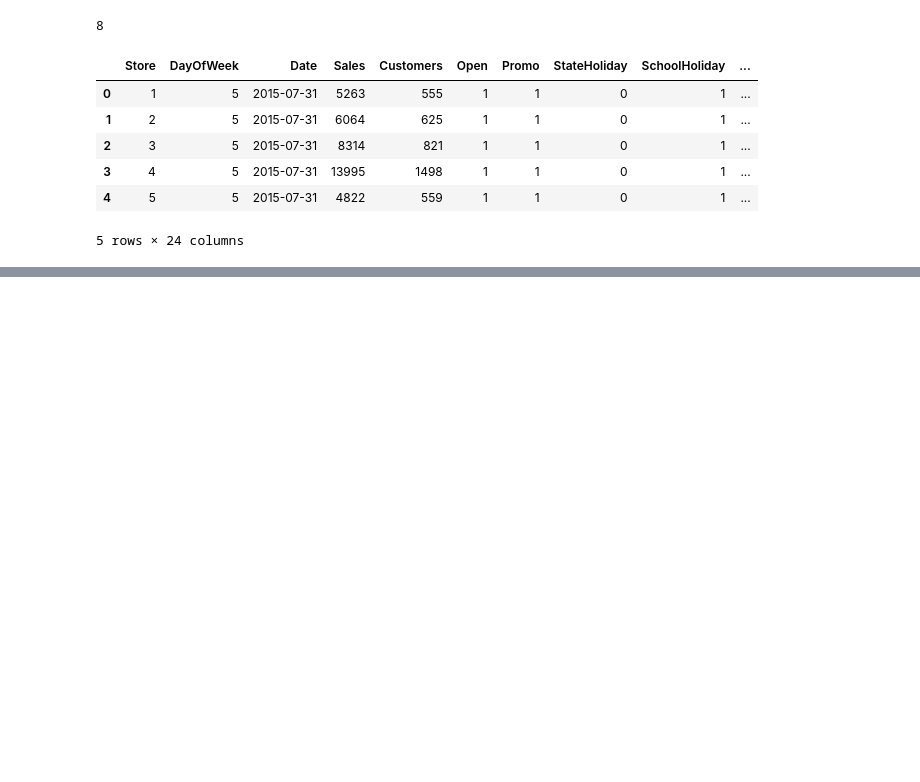
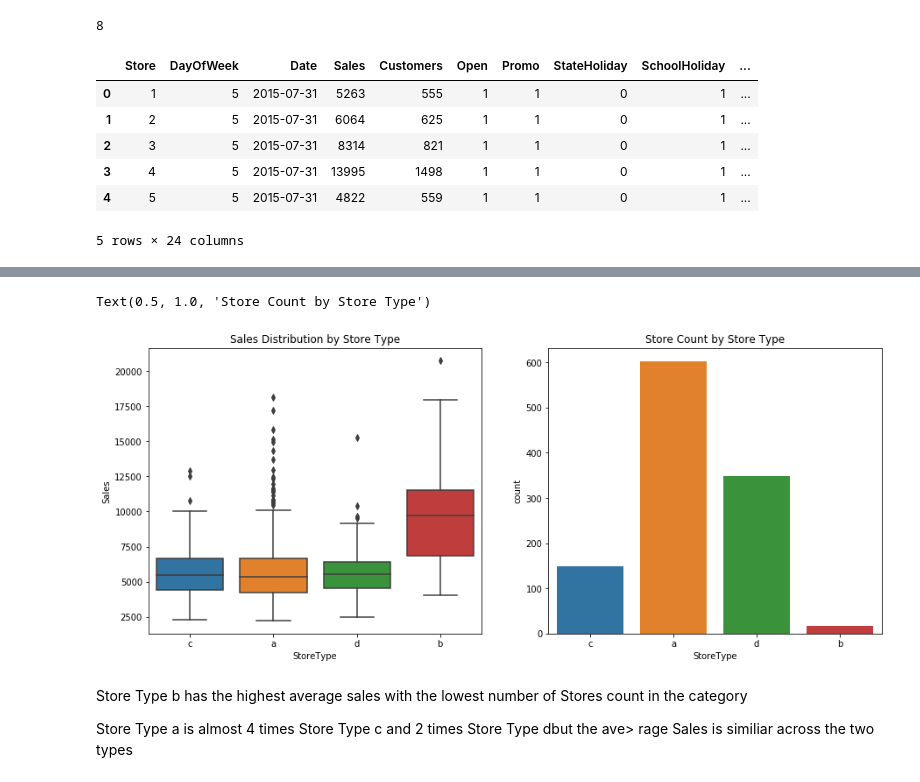
Before and after one commit to divyabudale/Store_Sales, a Jupyter notebook: Store_Sales_Analytics.ipynb, the cells around one changed output, grey strips where cells are left out. Drawn from its saved outputs; the diff is of its cells as text; code cells hidden in the pictures; blank space fills up the shorter version.

Commit message:
Updated with Store insights

```diff
--- a/Store_Sales_Analytics.ipynb
+++ b/Store_Sales_Analytics.ipynb
@@ -206,0 +216,3 @@ df.head()
+# %%
+store_insights = df[['Store','StoreType','Sales']].groupby(['Store','StoreType']).agg({'Sales':'mean'}).reset_index()
+store_insights
@@ -206,0 +233,13 @@ df.head()
+# %%
+fig,ax = plt.subplots(1,2,figsize=(15, 6))
+sns.boxplot(data = store_insights,y="Sales",x="StoreType", ax = ax[0])
+ax[0].set_title('Sales Distribution by Store Type')
+sns.countplot(store_insights.StoreType, ax = ax[1])
+ax[1].set_title('Store Count by Store Type')
+# %% [output]
+Text(0.5, 1.0, 'Store Count by Store Type')
+[figure, added]
+# %% [markdown]
+Store Type b has the highest average sales with the lowest number of Stores count in the category
+
+Store Type a is almost 4 times Store Type c  and 2 times Store Type dbut the ave> rage Sales is similiar across the two types
```
Also changed, not shown: parts of 2 cells of this notebook.
